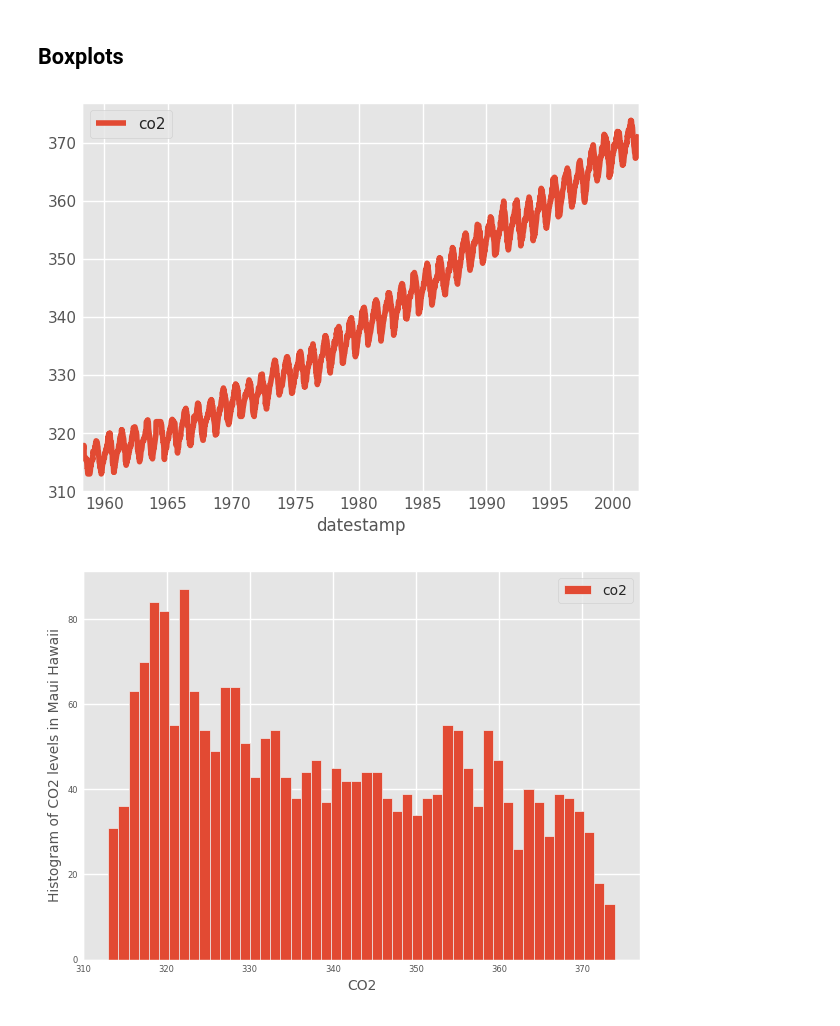
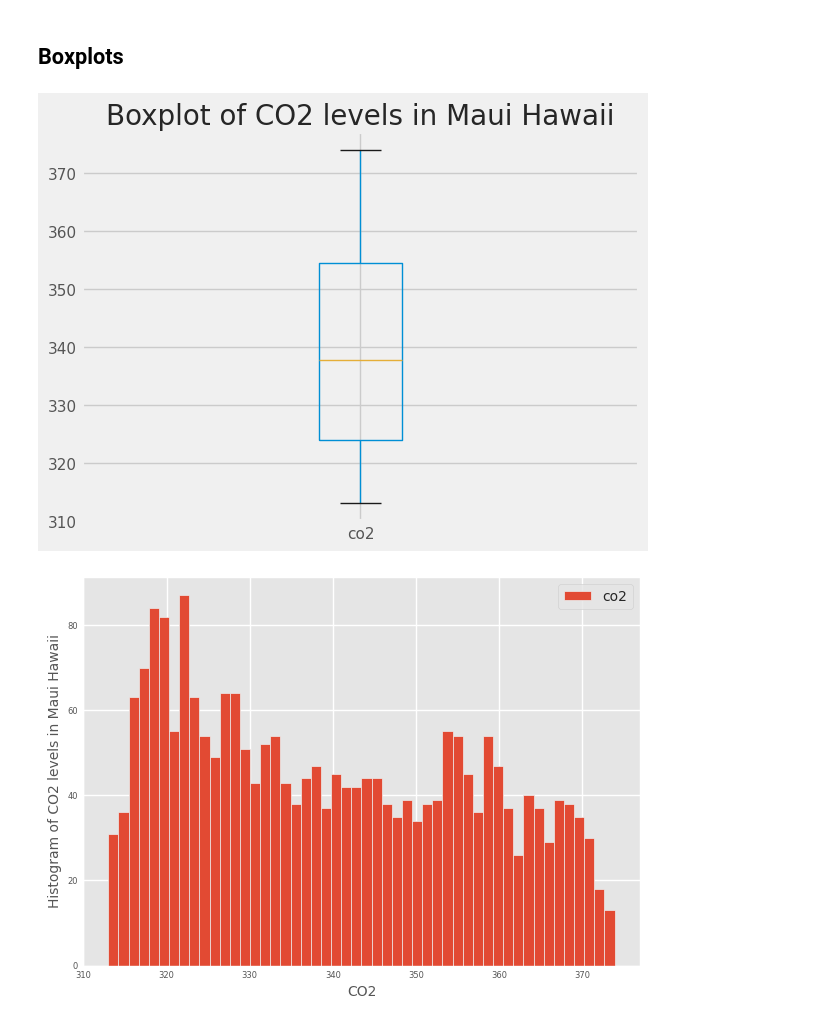
Before and after one commit to MeghanGH/time-series-with-python, a Jupyter notebook: Visualizing_time_series_data_in_python.ipynb, the cells around one changed output. Drawn from its saved outputs; the diff is of its cells as text; code cells hidden in the pictures.

```diff
--- a/Visualizing_time_series_data_in_python.ipynb
+++ b/Visualizing_time_series_data_in_python.ipynb
@@ -290,15 +293,13 @@ max     373.900000
 ## Boxplots
 # %%
 # Generate a boxplot
-ax = co2_levels.plot()
+ax = co2_levels.boxplot()
 
-# Set the labels and display the plot
-# ax.set_xlabel('CO2', fontsize=10)
-# ax.set_ylabel('Histogram of CO2 levels in Maui Hawaii', fontsize=10)
-# plt.legend(fontsize=10)
+# Specify the title of your plot
+ax.set_title('Boxplot of CO2 levels in Maui Hawaii', fontsize=20)
 plt.show()
 # %% [output]
-[figure, old version]
+[figure, new version]
 # %%
 # Generate a histogram
 ax = co2_levels.plot(kind='hist', bins=50, fontsize=6)
```
Also changed, not shown: parts of 23 cells of this notebook.
